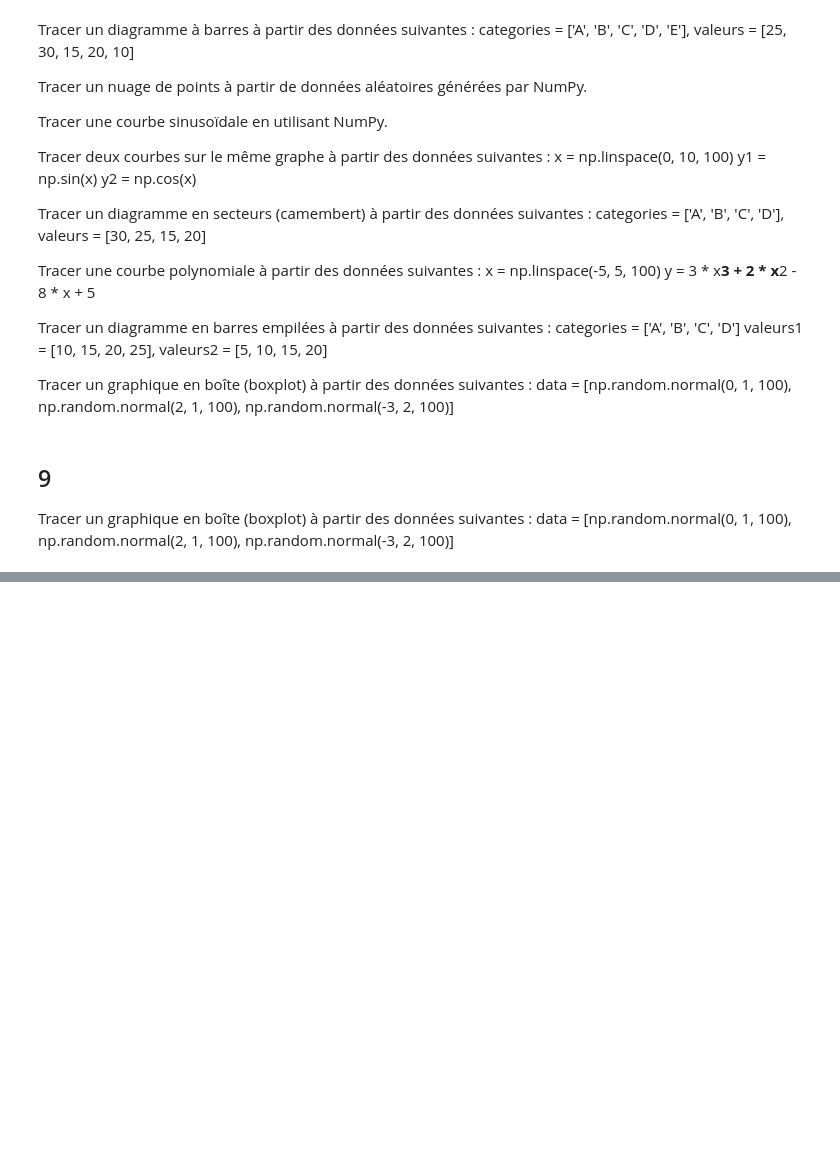
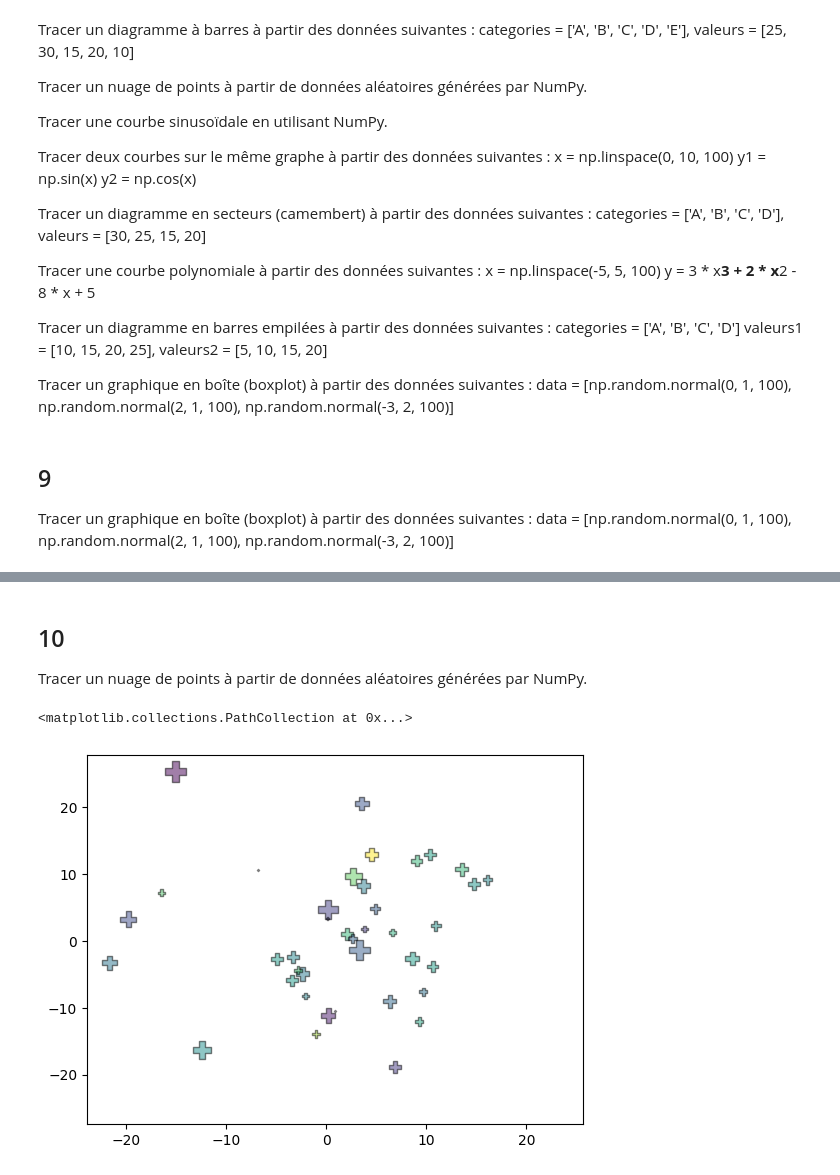
Before and after one commit to Insiares/simplon_datai_2025, a Jupyter notebook: 0/Exo_plot/Exo_plot.ipynb, the cells around one changed output, grey strips where cells are left out. Cells and saved outputs as stored; diff of their text form; code cells hidden in the pictures; blank space fills up the shorter version.

```diff
--- a/0/Exo_plot/Exo_plot.ipynb
+++ b/0/Exo_plot/Exo_plot.ipynb
@@ -114,0 +115,25 @@ plt.show()
+# %% [markdown]
+## 10
+Tracer un nuage de points à partir de données aléatoires générées par NumPy.
+# %%
+#création des points avec (x,y) aléatoires
+data_x = np.random.normal(0,10, 100)
+data_y = np.random.normal(0,10,100)
+data_z = np.random.normal(0,100,100)
+data_quatro= np.random.normal(0,100,100)
+plt.scatter(data_x,
+            data_y,
+            s = data_quatro, #taille des points (arraylike si variable)
+            c = data_z, #couleur des points
+            marker = "P", #marker std matplotlib: https://matplotlib.org/stable/api/markers_api.html#module-matplotlib.markers
+            cmap ='viridis',   #colormap function ou str pour appel
+            # norm = 'linear', #une normalisation pour la colormap
+            alpha=0.5, #self_explanatory, transparence des points en cas de superposition, float entre 0 et 1
+            linewidths=1,  #épaisseur des bords des marqueurs (1.5 par défaut)
+            edgecolors='black', #couleurs des bords des marqueurs (face, none, ou une sequence de couleurs)
+            plotnonfinite=False #bool, s'il faut tracer les points non définis (NaN ou inf)
+
+            )
+# %% [output]
+<matplotlib.collections.PathCollection at 0x...>
+[figure, added]
```
Also changed, not shown: parts of 5 cells of this notebook.
